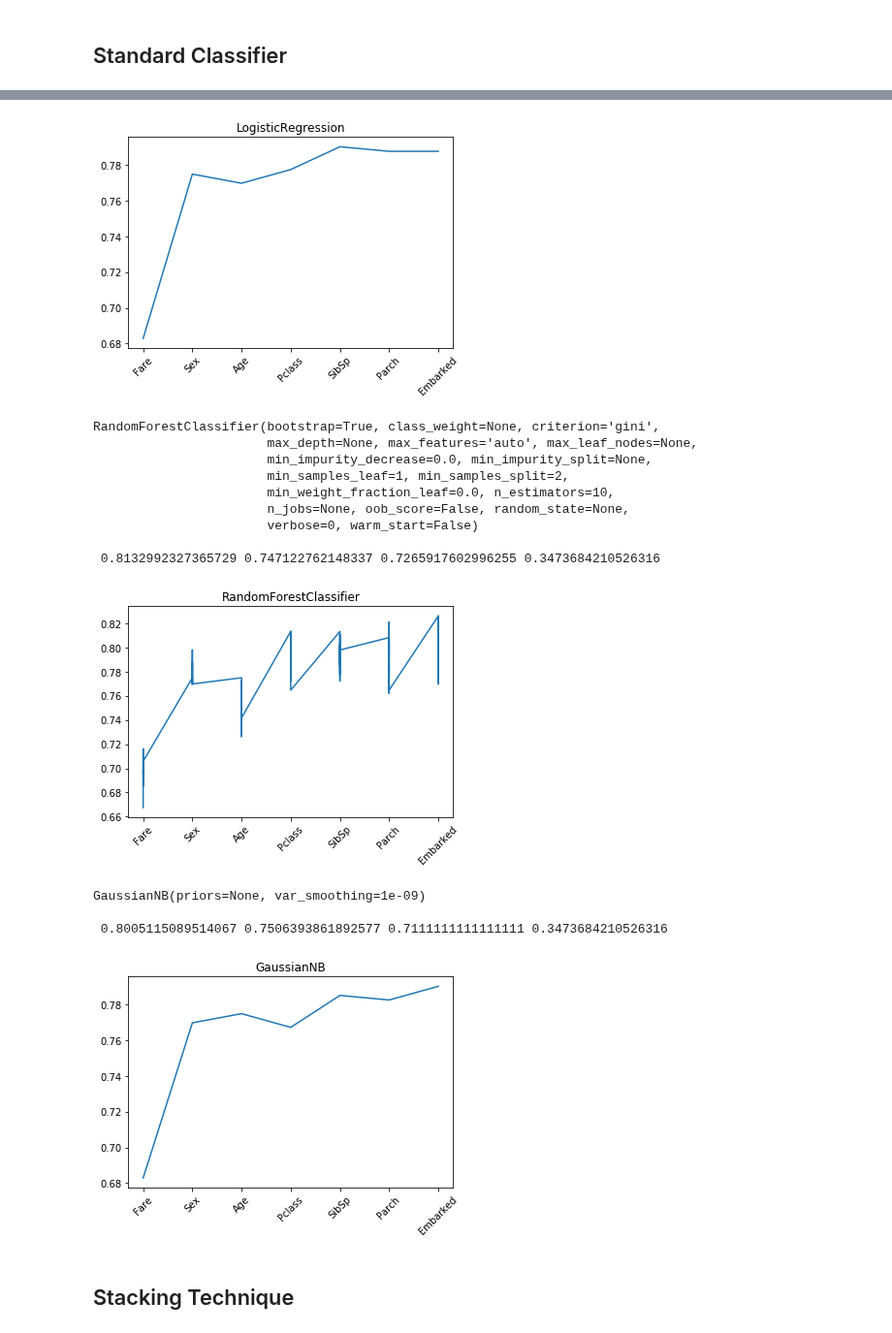
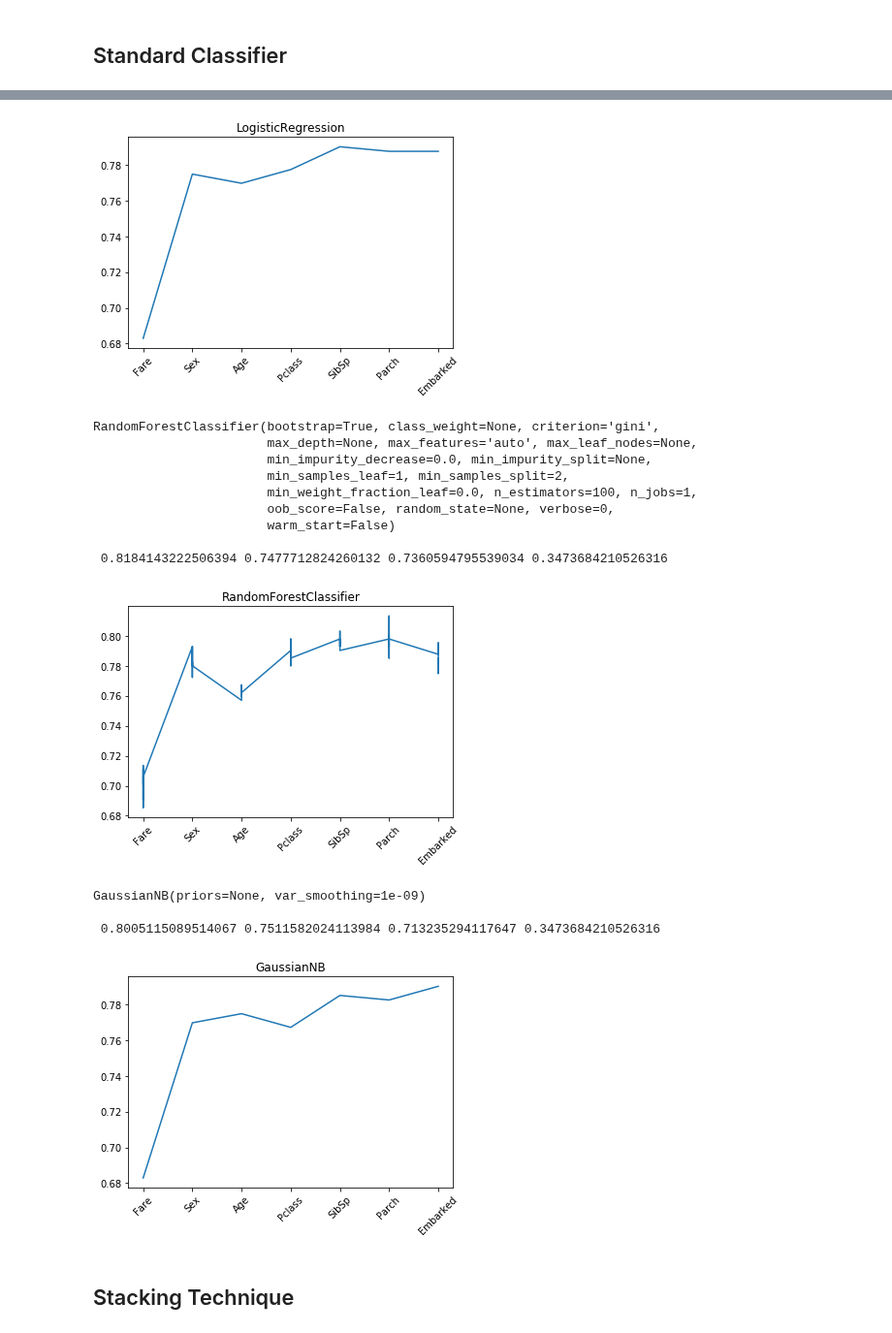
Before and after one commit to LeoFernanndes/notebooks, a Jupyter notebook: titanic_3.ipynb, the cells around one changed output, grey strips where cells are left out. Shown at 97% size. Cells and saved outputs as stored; diff of their text form; code cells hidden in the pictures.

```diff
--- a/titanic_3.ipynb
+++ b/titanic_3.ipynb
@@ -155,12 +155,12 @@ classifiers = [KNeighborsClassifier(algorithm='auto', leaf_size=30, metric='mink
                    warm_start=False),
 
                RandomForestClassifier(bootstrap=True, class_weight=None, criterion='gini',
-                       max_depth=None, max_features='auto', max_leaf_nodes=None,
-                       min_impurity_decrease=0.0, min_impurity_split=None,
-                       min_samples_leaf=1, min_samples_split=2,
-                       min_weight_fraction_leaf=0.0, n_estimators=10,
-                       n_jobs=None, oob_score=False, random_state=None,
-                       verbose=0, warm_start=False),
+            max_depth=None, max_features='auto', max_leaf_nodes=None,
+            min_impurity_decrease=0.0, min_impurity_split=None,
+            min_samples_leaf=1, min_samples_split=2,
+            min_weight_fraction_leaf=0.0, n_estimators=100, n_jobs=1,
+            oob_score=False, random_state=None, verbose=0,
+            warm_start=False),
 
                GaussianNB(priors=None, var_smoothing=1e-09)]
 
@@ -212,41 +212,41 @@ for clf in classifiers:
 # %% [output]
 KNeighborsClassifier(algorithm='auto', leaf_size=30, metric='minkowski',
                      metric_params=None, n_jobs=None, n_neighbors=1, p=2,
                      weights='uniform')
 
  0.649616368286445 0.6554621848739504 0.5418060200668896 0.52
 [figure]
 XGBClassifier(base_score=0.5, booster='gbtree', colsample_bylevel=1,
               colsample_bynode=1, colsample_bytree=1, gamma=0,
               learning_rate=0.1, max_delta_step=0, max_depth=3,
               min_child_weight=1, missing=None, n_estimators=100, n_jobs=1,
               nthread=None, objective='binary:logistic', random_state=0,
               reg_alpha=0, reg_lambda=1, scale_pos_weight=1, seed=None,
               silent=None, subsample=1, verbosity=1)
 
  0.8005115089514067 0.7250639386189268 0.713235294117647 0.52
 [figure]
 LogisticRegression(C=1.0, class_weight=None, dual=False, fit_intercept=True,
                    intercept_scaling=1, l1_ratio=None, max_iter=1000,
                    multi_class='warn', n_jobs=None, penalty='l2',
                    random_state=None, solver='lbfgs', tol=0.0001, verbose=0,
                    warm_start=False)
 
  0.8184143222506394 0.7391304347826086 0.7360594795539034 0.3473684210526316
 [figure]
 RandomForestClassifier(bootstrap=True, class_weight=None, criterion='gini',
                        max_depth=None, max_features='auto', max_leaf_nodes=None,
                        min_impurity_decrease=0.0, min_impurity_split=None,
                        min_samples_leaf=1, min_samples_split=2,
-                       min_weight_fraction_leaf=0.0, n_estimators=10,
-                       n_jobs=None, oob_score=False, random_state=None,
-                       verbose=0, warm_start=False)
+                       min_weight_fraction_leaf=0.0, n_estimators=100, n_jobs=1,
+                       oob_score=False, random_state=None, verbose=0,
+                       warm_start=False)
 
- 0.8132992327365729 0.747122762148337 0.7265917602996255 0.3473684210526316
+ 0.8184143222506394 0.7477712824260132 0.7360594795539034 0.3473684210526316
-[figure, old version]
+[figure, new version]
 GaussianNB(priors=None, var_smoothing=1e-09)
 
- 0.8005115089514067 0.7506393861892577 0.7111111111111111 0.3473684210526316
+ 0.8005115089514067 0.7511582024113984 0.713235294117647 0.3473684210526316
 [figure]
 # %% [markdown]
 ## Stacking Technique
```
Also changed, not shown: parts of 1 cell of this notebook.
